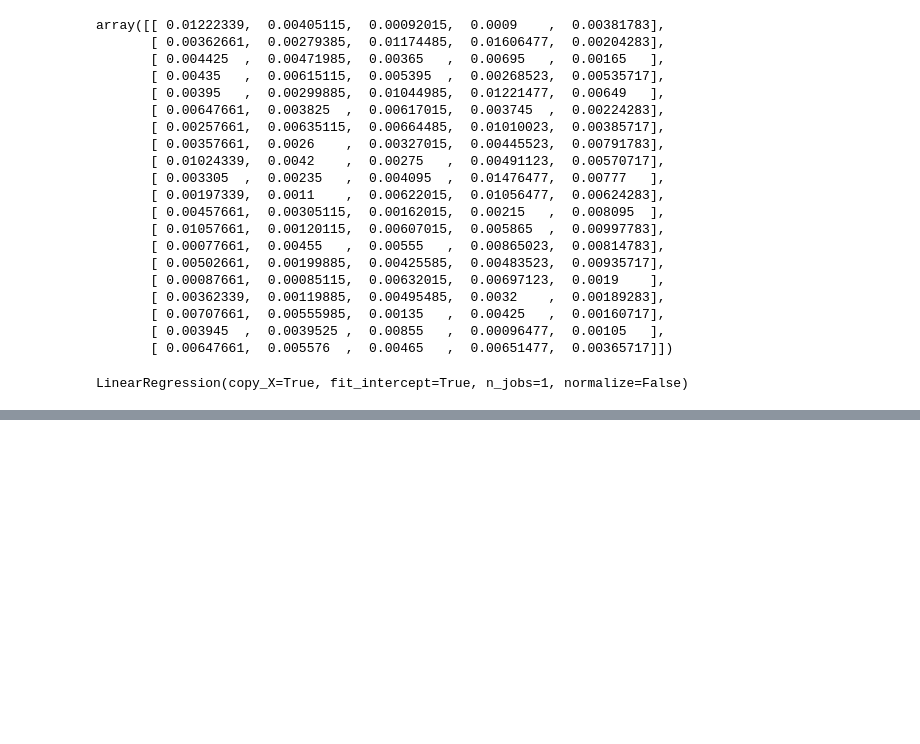
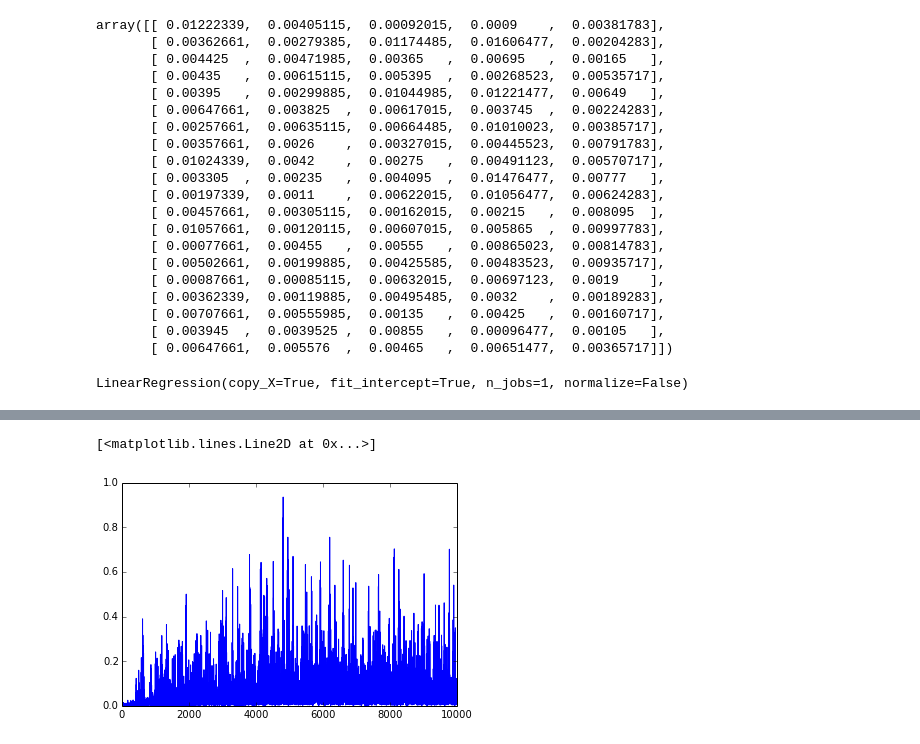
Before and after one commit to PaddyK/biosi, a Jupyter notebook: beta_notebook.ipynb, the cells around one changed output, grey strips where cells are left out. Cells and saved outputs as stored; diff of their text form; code cells hidden in the pictures; blank space fills up the shorter version.

```diff
--- a/beta_notebook.ipynb
+++ b/beta_notebook.ipynb
@@ -201,0 +232,5 @@ wtrain_Y.shape
+# %%
+plt.plot(train_X[0])
+# %% [output]
+[<matplotlib.lines.Line2D at 0x...>]
+[figure, added]
```
Also changed, not shown: parts of 23 cells of this notebook.
